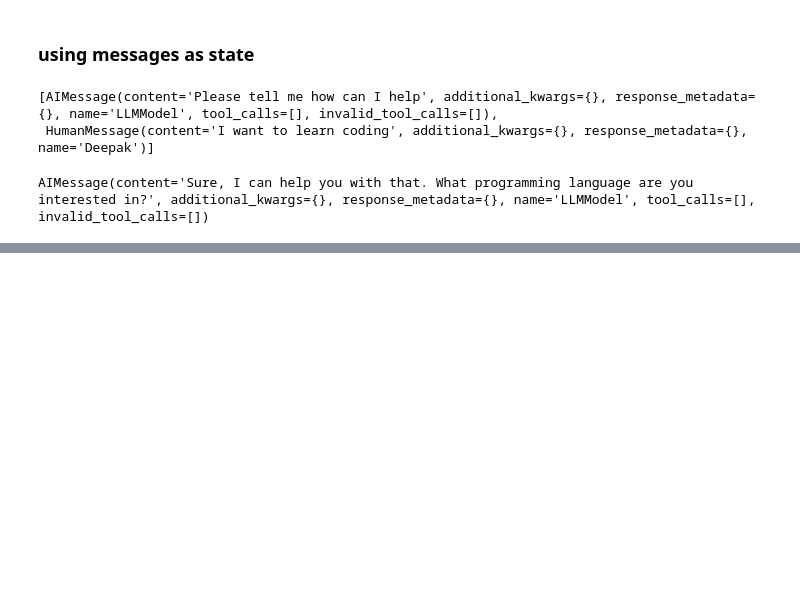
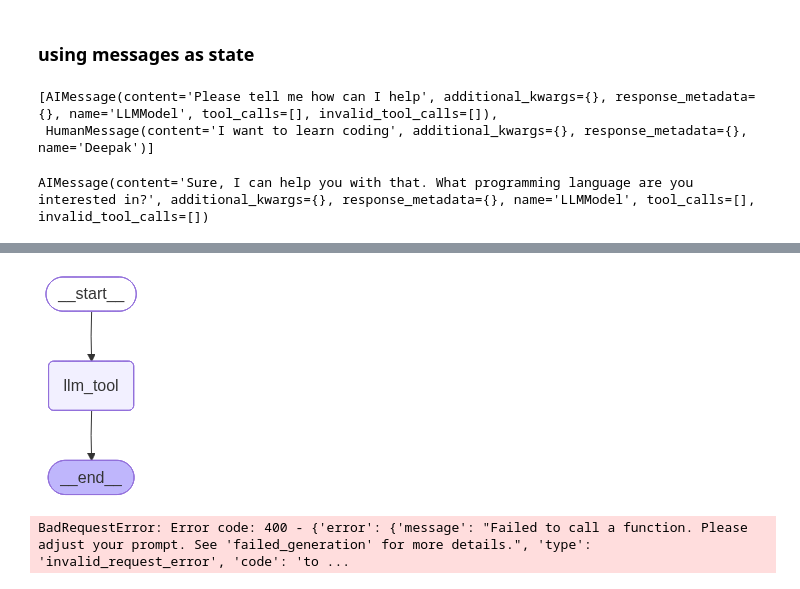
Before and after one commit to dsahu9555/AgenticAIWorkspace, a Jupyter notebook: 1-LangGraph-basics/5-ChainsLangGraph.ipynb, the cells around one changed output, grey strips where cells are left out. Drawn from its saved outputs; the diff is of its cells as text; code cells hidden in the pictures; blank space fills up the shorter version.

Commit message:
chatbot with multiple tools integration

```diff
--- a/1-LangGraph-basics/5-ChainsLangGraph.ipynb
+++ b/1-LangGraph-basics/5-ChainsLangGraph.ipynb
@@ -136,8 +136,8 @@ tool_call.tool_calls
 from typing_extensions import TypedDict
 from langchain_core.messages import AnyMessage
 
-class State(TypedDict):
-    message: list[AnyMessage]
+# class State(TypedDict):
+#     message: list[AnyMessage]
 # %%
 ## Reducer
 
@@ -175,4 +175,23 @@ def llm_tool(state: State):
 # %%
 from IPython.display import Image, display
 from langgraph.graph import StateGraph, START, END
-builder = StateGraph()
+builder = StateGraph(State)
+
+builder.add_node("llm_tool", llm_tool)
+
+builder.add_edge(START, "llm_tool")
+builder.add_edge("llm_tool", END)
+
+graph = builder.compile()
+display(Image(graph.get_graph().draw_mermaid_png()))
+# %% [output]
+[figure, added]
+# %%
+## invocation
+
+messages = graph.invoke({"messages": "What is 2 plus 2"})
+
+for message in messages["messages"]:
+    message.pretty_print()
+# %% [output]
+BadRequestError: Error code: 400 - {'error': {'message': "Failed to call a function. Please adjust your prompt. See 'failed_generation' for more details.", 'type': 'invalid_request_error', 'code': 'to ...
```
Also changed, not shown: parts of 7 cells of this notebook, 4 other files.
